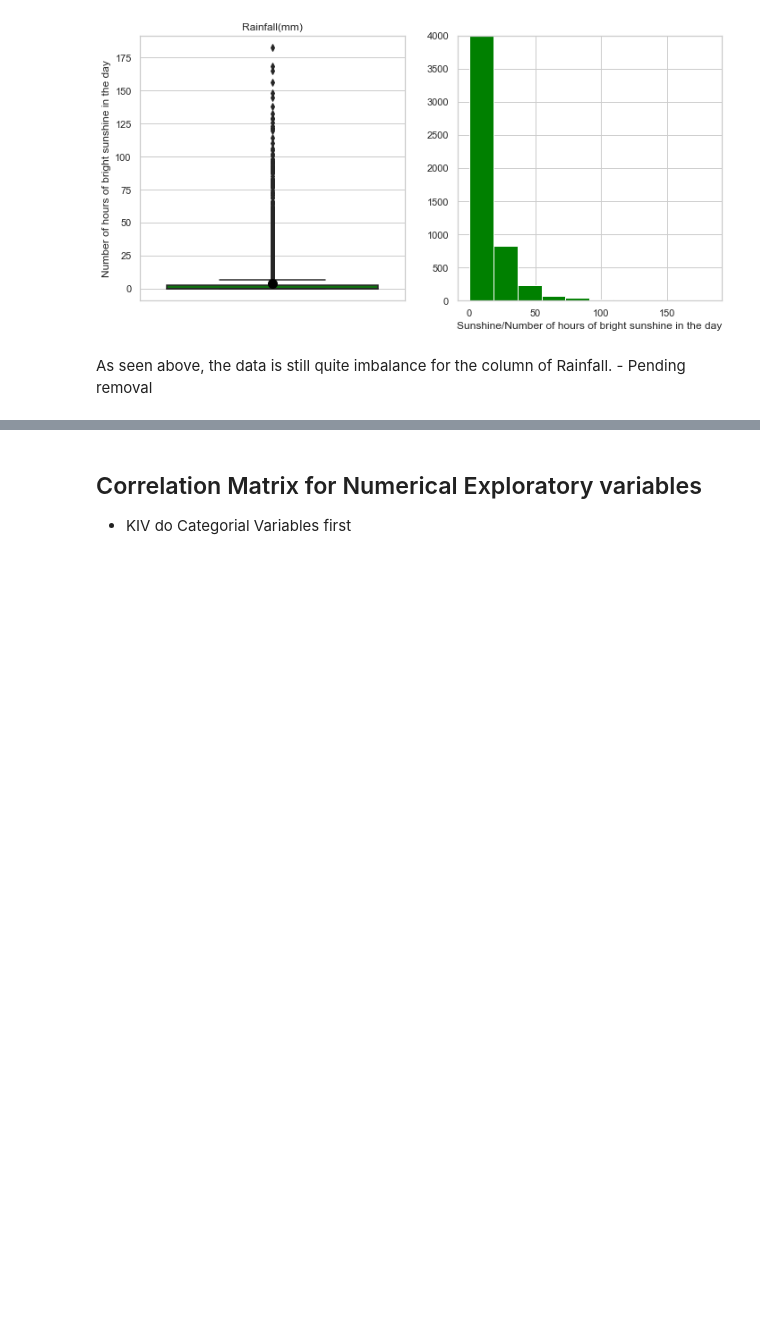
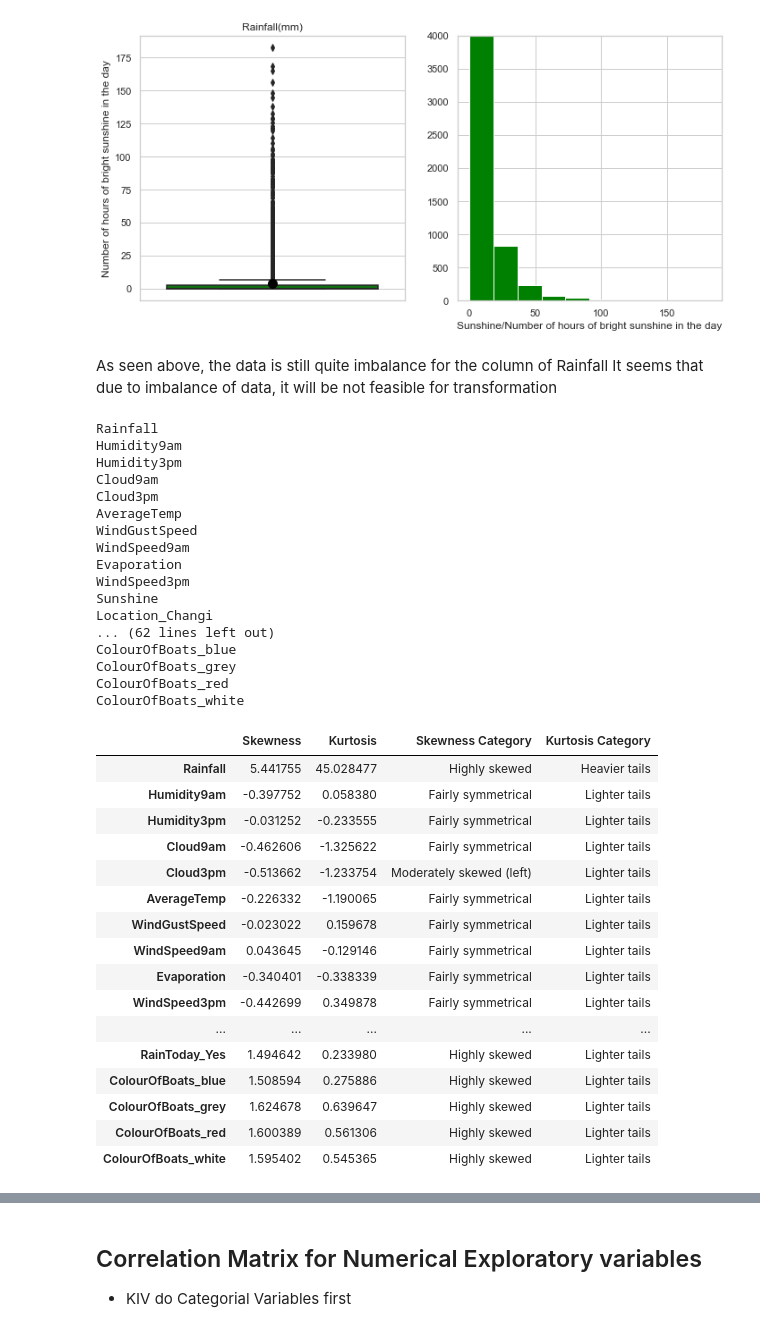
Before and after one commit to JiaJun98/aiap14-goh-jia-jun-745Z, a Jupyter notebook: eda.ipynb, the cells around one changed output, grey strips where cells are left out. Drawn from its saved outputs; the diff is of its cells as text; code cells hidden in the pictures; blank space fills up the shorter version.

```diff
--- a/eda.ipynb
+++ b/eda.ipynb
@@ -1098,4 +1098,5 @@ plt.xlabel("Sunshine/Number of hours of bright sunshine in the day")
 Text(0.5, 0, 'Sunshine/Number of hours of bright sunshine in the day')
 [figure]
 # %% [markdown]
-As seen above, the data is still quite imbalance for the column of Rainfall. - Pending removal
+As seen above, the data is still quite imbalance for the column of Rainfall
+It seems that due to imbalance of data, it will be not feasible for transformation
@@ -1102,2 +1105,38 @@ As seen above, the data is still quite imbalance for the column of Rainfall. - P
 # %%
-#skewness_kurtosis_dataframe(fishing_df_copy_no_missing_tranformed_full_ohc_SMOTE_balance, fishing_df_copy_no_missing_tranformed_full_ohc_SMOTE_balance.columns)
+pd.set_option('display.max_rows', 80)
+skewness_kurtosis_dataframe(fishing_df_copy_no_missing_tranformed_full_ohc_SMOTE_balance, final_df_no_target.columns)
+# %% [output]
+Rainfall
+Humidity9am
+Humidity3pm
+Cloud9am
+Cloud3pm
+AverageTemp
+WindGustSpeed
+WindSpeed9am
+Evaporation
+WindSpeed3pm
+Sunshine
+Location_Changi
+... (62 lines left out)
+ColourOfBoats_blue
+ColourOfBoats_grey
+ColourOfBoats_red
+ColourOfBoats_white
+|  | Skewness | Kurtosis | Skewness Category | Kurtosis Category |
+| Rainfall | 5.441755 | 45.028477 | Highly skewed | Heavier tails |
+| Humidity9am | -0.397752 | 0.058380 | Fairly symmetrical | Lighter tails |
+| Humidity3pm | -0.031252 | -0.233555 | Fairly symmetrical | Lighter tails |
+| Cloud9am | -0.462606 | -1.325622 | Fairly symmetrical | Lighter tails |
+| Cloud3pm | -0.513662 | -1.233754 | Moderately skewed (left) | Lighter tails |
+| AverageTemp | -0.226332 | -1.190065 | Fairly symmetrical | Lighter tails |
+| WindGustSpeed | -0.023022 | 0.159678 | Fairly symmetrical | Lighter tails |
+| WindSpeed9am | 0.043645 | -0.129146 | Fairly symmetrical | Lighter tails |
+| Evaporation | -0.340401 | -0.338339 | Fairly symmetrical | Lighter tails |
+| WindSpeed3pm | -0.442699 | 0.349878 | Fairly symmetrical | Lighter tails |
+| ... | ... | ... | ... | ... |
+| RainToday_Yes | 1.494642 | 0.233980 | Highly skewed | Lighter tails |
+| ColourOfBoats_blue | 1.508594 | 0.275886 | Highly skewed | Lighter tails |
+| ColourOfBoats_grey | 1.624678 | 0.639647 | Highly skewed | Lighter tails |
+| ColourOfBoats_red | 1.600389 | 0.561306 | Highly skewed | Lighter tails |
+| ColourOfBoats_white | 1.595402 | 0.545365 | Highly skewed | Lighter tails |
```
Also changed, not shown: parts of 9 cells of this notebook.
